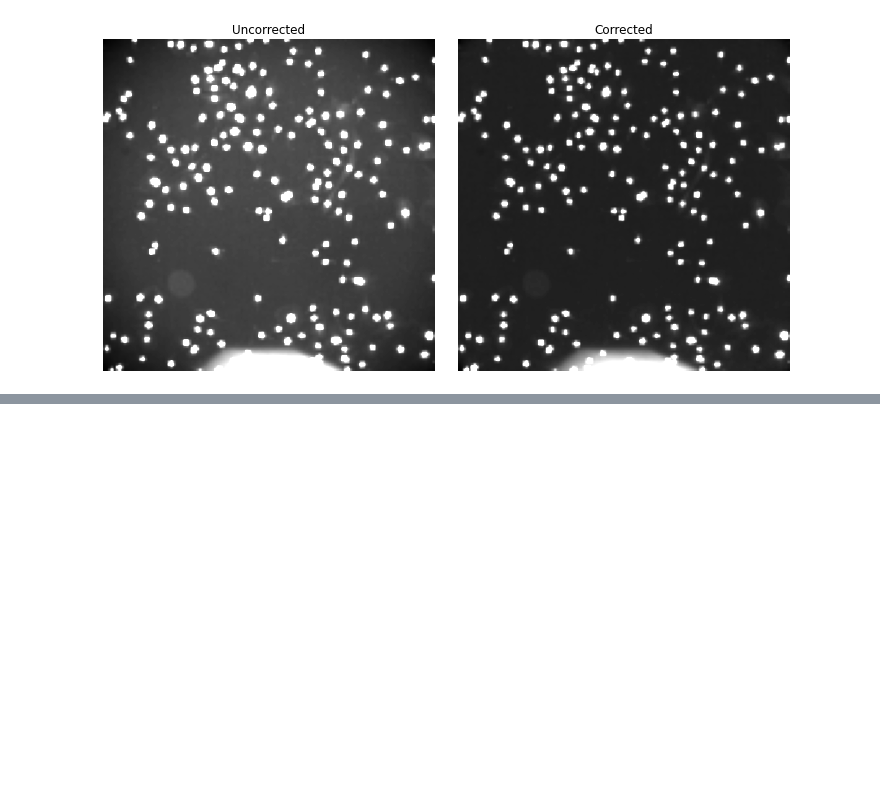
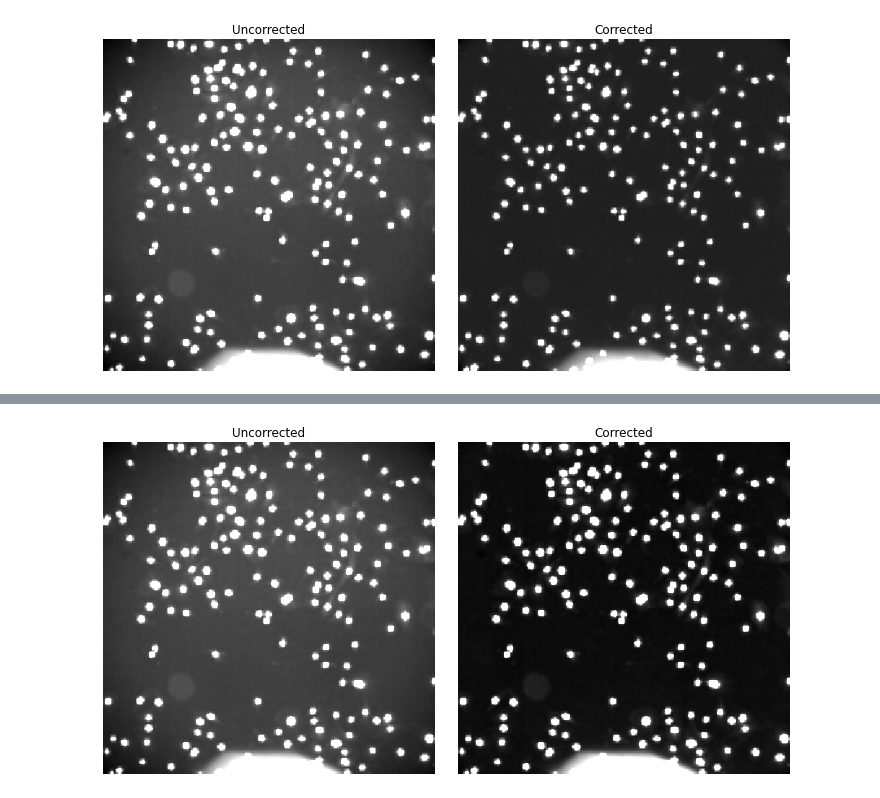
Before and after one commit to biomicrodev/pybasic, a Jupyter notebook: examples/cell_culture.ipynb, the cells around one changed output, grey strips where cells are left out. Drawn from its saved outputs; the diff is of its cells as text; code cells hidden in the pictures; blank space fills up the shorter version.

```diff
--- a/examples/cell_culture.ipynb
+++ b/examples/cell_culture.ipynb
@@ -76,0 +89,21 @@ fig.show()
+# %%
+fig, axes = plt.subplots(nrows=1, ncols=2, figsize=(10, 5))
+fig: Figure
+axes: npt.NDArray[Axes]
+
+image = images[0]
+corrected = image / flatfield
+
+# increase contrast so that the uneven illumination is visible
+axes[0].imshow(image, cmap='gray', vmax=0.005)
+axes[0].axis('off')
+axes[0].set_title('Uncorrected')
+
+axes[1].imshow(corrected, cmap='gray', vmax=0.005)
+axes[1].axis('off')
+axes[1].set_title('Corrected')
+
+fig.tight_layout()
+fig.show()
+# %% [output]
+[figure, added]
```
Also changed, not shown: parts of 7 cells of this notebook, 1 other file.
